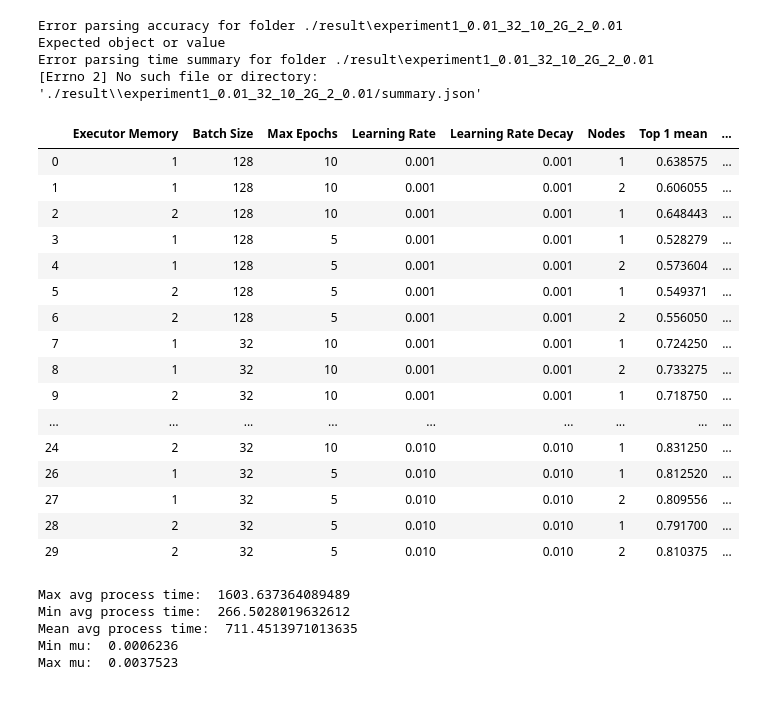
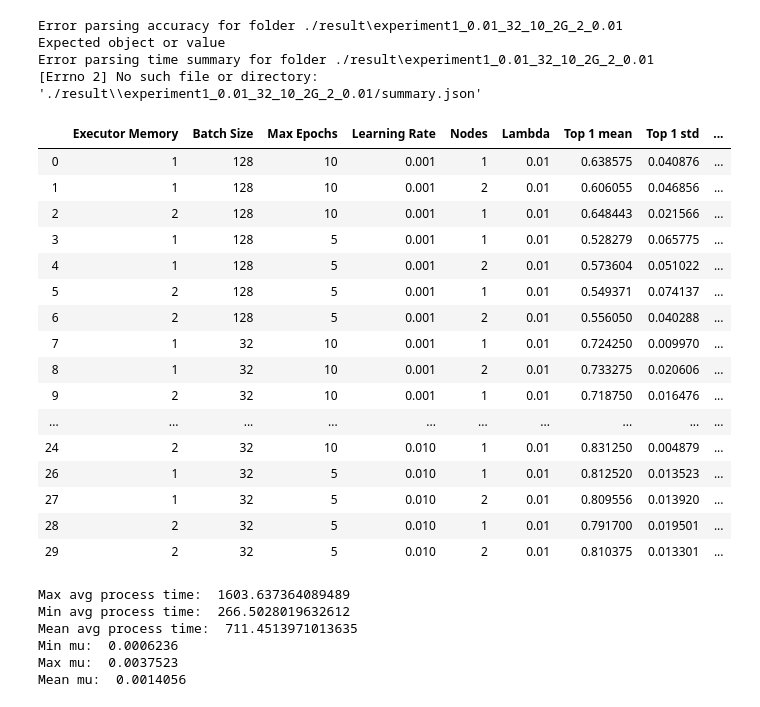
Before and after one commit to nejcmacek/CS4215-BigDL, a Jupyter notebook: analysis/Analysis.ipynb, the cells around one changed output. Cells and saved outputs as stored; diff of their text form; code cells hidden in the pictures.

```diff
--- a/analysis/Analysis.ipynb
+++ b/analysis/Analysis.ipynb
@@ -27,8 +27,10 @@ for curdir in dirs_to_analyze:
         row['Batch Size'] = int(config['jobClassParameters'][0]['hyperParameters']['batchSize'])
         row['Max Epochs'] = int(config['jobClassParameters'][0]['hyperParameters']['maxEpoch'])
         row['Learning Rate'] = float(config['jobClassParameters'][0]['hyperParameters']['learningRate'])
-        row['Learning Rate Decay'] = float(config['jobClassParameters'][0]['hyperParameters']['learningrateDecay'])
+#         row['Learning Rate Decay'] = float(config['jobClassParameters'][0]['hyperParameters']['learningrateDecay'])
         row['Nodes'] = int(config['numberOfNodes'])
+        row['Lambda'] = float(config['lambda'])
+
     except Exception as e:
         print("Error parsing config for folder " + curdir)
         print(e)
@@ -55,50 +57,50 @@ for curdir in dirs_to_analyze:
 
         for job in time_summary['jobs']:
             service_time = float(job['end']) - float(job['arrive'])
             service_times.append(service_time)
             wait_time = float(job['start']) - float(job['arrive'])
             wait_times.append(wait_time)
             process_time = float(job['end']) - float(job['start'])
             process_times.append(process_time)
 
         row['Service Time mean'] = statistics.mean(service_times)
         row['Service Time std'] = statistics.stdev(service_times)
         row['Process Time mean'] = statistics.mean(process_times)
         row['Process Time std'] = statistics.stdev(process_times)
         row['Waiting Time mean'] = statistics.mean(wait_times)
         row['Waiting Time std'] = statistics.stdev(wait_times)
     except Exception as e:
         print("Error parsing time summary for folder " + curdir)
         print(e)
 
 
     rowsList.append(row)
 
 analysis = pd.DataFrame(rowsList)
 analysis = analysis.drop([25, 21, 10])
 analysis
 # %% [output]
 Error parsing accuracy for folder ./result\experiment1_0.01_32_10_2G_2_0.01
 Expected object or value
 Error parsing time summary for folder ./result\experiment1_0.01_32_10_2G_2_0.01
 [Errno 2] No such file or directory: './result\\experiment1_0.01_32_10_2G_2_0.01/summary.json'
-|  | Executor Memory | Batch Size | Max Epochs | Learning Rate | Learning Rate Decay | Nodes | Top 1 mean | ... |
-| 0 | 1 | 128 | 10 | 0.001 | 0.001 | 1 | 0.638575 | ... |
-| 1 | 1 | 128 | 10 | 0.001 | 0.001 | 2 | 0.606055 | ... |
-| 2 | 2 | 128 | 10 | 0.001 | 0.001 | 1 | 0.648443 | ... |
-| 3 | 1 | 128 | 5 | 0.001 | 0.001 | 1 | 0.528279 | ... |
-| 4 | 1 | 128 | 5 | 0.001 | 0.001 | 2 | 0.573604 | ... |
-| 5 | 2 | 128 | 5 | 0.001 | 0.001 | 1 | 0.549371 | ... |
-| 6 | 2 | 128 | 5 | 0.001 | 0.001 | 2 | 0.556050 | ... |
-| 7 | 1 | 32 | 10 | 0.001 | 0.001 | 1 | 0.724250 | ... |
-| 8 | 1 | 32 | 10 | 0.001 | 0.001 | 2 | 0.733275 | ... |
-| 9 | 2 | 32 | 10 | 0.001 | 0.001 | 1 | 0.718750 | ... |
-| ... | ... | ... | ... | ... | ... | ... | ... | ... |
-| 24 | 2 | 32 | 10 | 0.010 | 0.010 | 1 | 0.831250 | ... |
-| 26 | 1 | 32 | 5 | 0.010 | 0.010 | 1 | 0.812520 | ... |
-| 27 | 1 | 32 | 5 | 0.010 | 0.010 | 2 | 0.809556 | ... |
-| 28 | 2 | 32 | 5 | 0.010 | 0.010 | 1 | 0.791700 | ... |
-| 29 | 2 | 32 | 5 | 0.010 | 0.010 | 2 | 0.810375 | ... |
+|  | Executor Memory | Batch Size | Max Epochs | Learning Rate | Nodes | Lambda | Top 1 mean | Top 1 std | ... |
+| 0 | 1 | 128 | 10 | 0.001 | 1 | 0.01 | 0.638575 | 0.040876 | ... |
+| 1 | 1 | 128 | 10 | 0.001 | 2 | 0.01 | 0.606055 | 0.046856 | ... |
+| 2 | 2 | 128 | 10 | 0.001 | 1 | 0.01 | 0.648443 | 0.021566 | ... |
+| 3 | 1 | 128 | 5 | 0.001 | 1 | 0.01 | 0.528279 | 0.065775 | ... |
+| 4 | 1 | 128 | 5 | 0.001 | 2 | 0.01 | 0.573604 | 0.051022 | ... |
+| 5 | 2 | 128 | 5 | 0.001 | 1 | 0.01 | 0.549371 | 0.074137 | ... |
+| 6 | 2 | 128 | 5 | 0.001 | 2 | 0.01 | 0.556050 | 0.040288 | ... |
+| 7 | 1 | 32 | 10 | 0.001 | 1 | 0.01 | 0.724250 | 0.009970 | ... |
+| 8 | 1 | 32 | 10 | 0.001 | 2 | 0.01 | 0.733275 | 0.020606 | ... |
+| 9 | 2 | 32 | 10 | 0.001 | 1 | 0.01 | 0.718750 | 0.016476 | ... |
+| ... | ... | ... | ... | ... | ... | ... | ... | ... | ... |
+| 24 | 2 | 32 | 10 | 0.010 | 1 | 0.01 | 0.831250 | 0.004879 | ... |
+| 26 | 1 | 32 | 5 | 0.010 | 1 | 0.01 | 0.812520 | 0.013523 | ... |
+| 27 | 1 | 32 | 5 | 0.010 | 2 | 0.01 | 0.809556 | 0.013920 | ... |
+| 28 | 2 | 32 | 5 | 0.010 | 1 | 0.01 | 0.791700 | 0.019501 | ... |
+| 29 | 2 | 32 | 5 | 0.010 | 2 | 0.01 | 0.810375 | 0.013301 | ... |
 # %%
 # Process time results:
 print("Max avg process time: ", analysis["Process Time mean"].max())
@@ -107,10 +109,12 @@ print("Mean avg process time: ", analysis["Process Time mean"].mean())
 
 print("Min mu: ", "%.7f" % (1/analysis["Process Time mean"].max()))
 print("Max mu: ", "%.7f" % (1/analysis["Process Time mean"].min()))
+print("Mean mu: ", "%.7f" % (1/analysis["Process Time mean"].mean()))
 # %% [output]
 Max avg process time:  1603.637364089489
 Min avg process time:  266.5028019632612
 Mean avg process time:  711.4513971013635
 Min mu:  0.0006236
 Max mu:  0.0037523
+Mean mu:  0.0014056
 # %%
```
Also changed, not shown: parts of 4 cells of this notebook, 2 other files.
